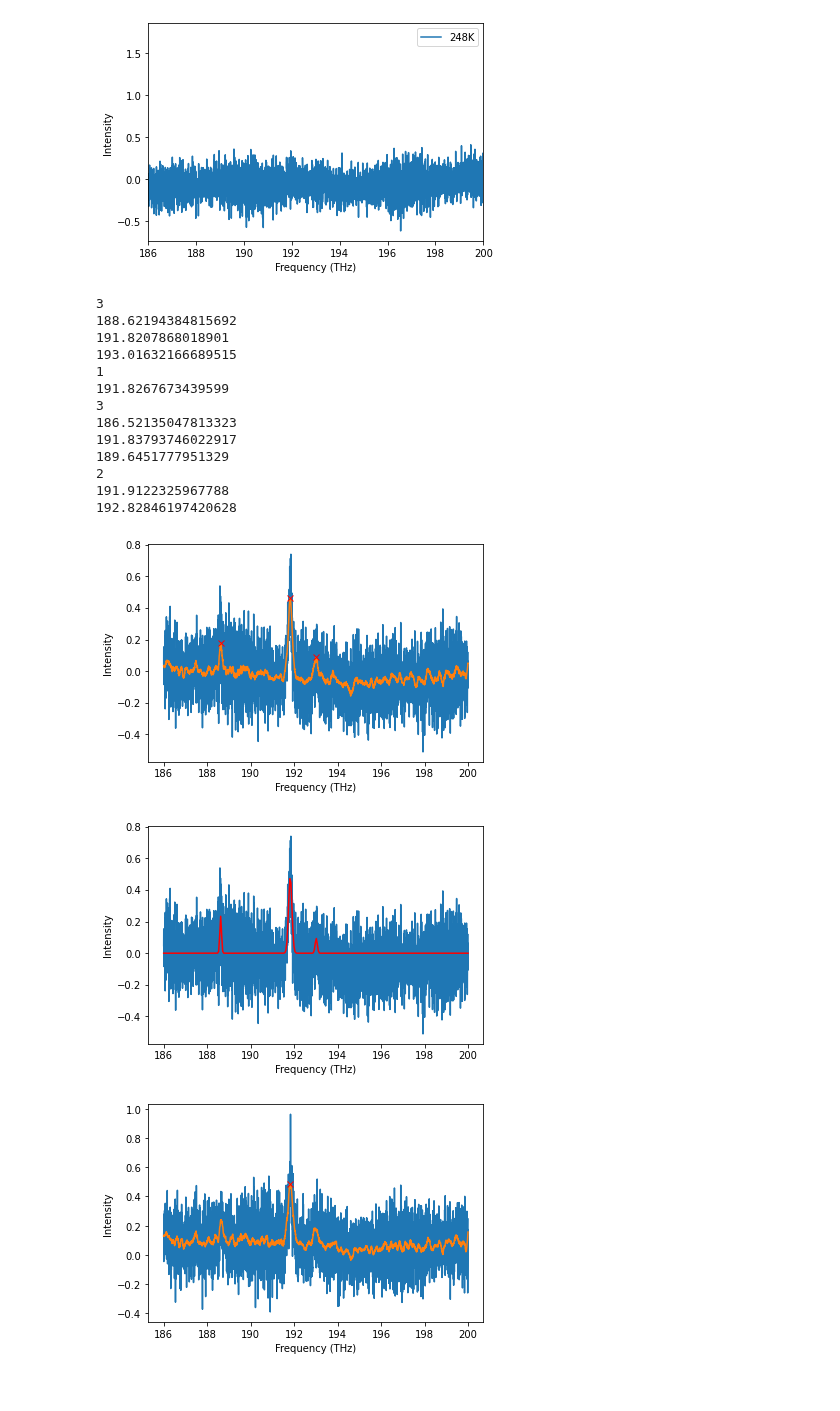
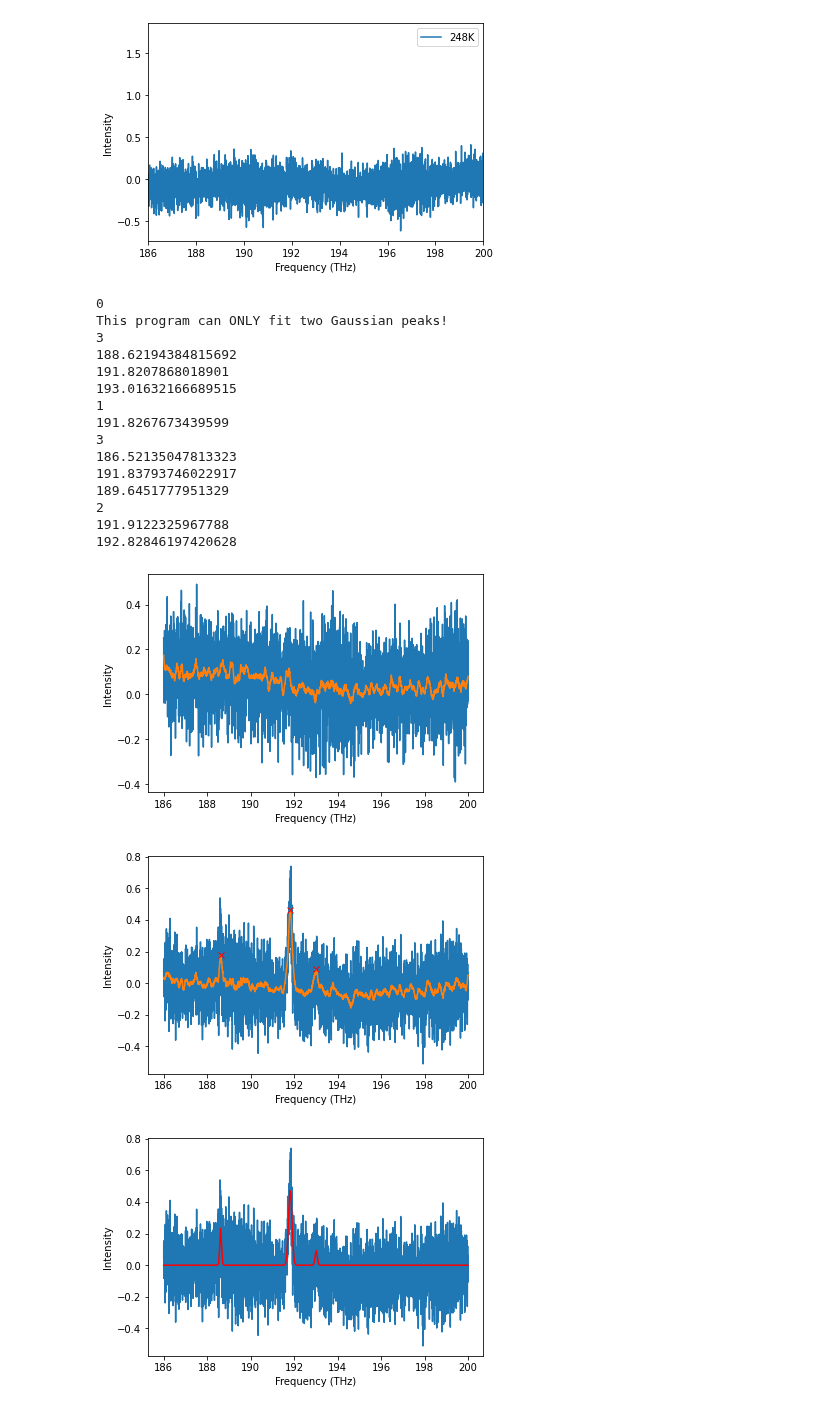
Before and after one commit to JUOM2016/Quick_cal_and_plotting, a Jupyter notebook: absorption_white_light_OD_parallel.ipynb, the cells around one changed output. Drawn from its saved outputs; the diff is of its cells as text; code cells hidden in the pictures.

```diff
--- a/absorption_white_light_OD_parallel.ipynb
+++ b/absorption_white_light_OD_parallel.ipynb
@@ -46,8 +46,8 @@ output_raw_data=data.to_numpy()
 [figure]
 [figure]
 # %%
-selceted_file=[1,2,3,4]
-prominence_value=[0.15,0.4,0.12,0.13] # Need to adjust these values based on the plotted figures!!
+selceted_file=[0,1,2,3,4]
+prominence_value=[0.2,0.15,0.4,0.12,0.13] # Need to adjust these values based on the plotted figures!!
 #prominence_value=[0.4,0.4,0.17,0.15] # Need to adjust these values based on the plotted figures!!
 fitted_data=[]
 fitted_data=pd.DataFrame(fitted_data)
@@ -180,33 +180,35 @@ for index in range(len(selceted_file)):
         fitted_data[index*2]=pd.DataFrame(freq_0)
         fitted_data[index*2+1]=pd.DataFrame(fit_curve)
         fitted_data_normalised[index*2]=pd.DataFrame(freq_0)
         fitted_data_normalised[index*2+1]=pd.DataFrame(normalised_fit_curve)
 
         fig,ax = plt.subplots()
         ax.plot(freq_plot, intensity_plot)
         ax.plot(freq_0,fit_curve,color='r')
         ax.set_xlabel('Frequency (THz)')
         ax.set_ylabel('Intensity')
 
     else:
         print('This program can ONLY fit two Gaussian peaks!')
 
 fitted_data=fitted_data.to_numpy()
 fitted_data_normalised=fitted_data_normalised.to_numpy()
 # %% [output]
+0
+This program can ONLY fit two Gaussian peaks!
 3
 188.62194384815692
 191.8207868018901
 193.01632166689515
 1
 191.8267673439599
 3
 186.52135047813323
 191.83793746022917
 189.6451777951329
 2
 191.9122325967788
 192.82846197420628
-[figure, old version]
+[figure, new version]
-[figure, old version]
+[figure, new version]
-[figure, old version]
+[figure, new version]
```
Also changed, not shown: parts of 3 cells of this notebook, 1 other file.
